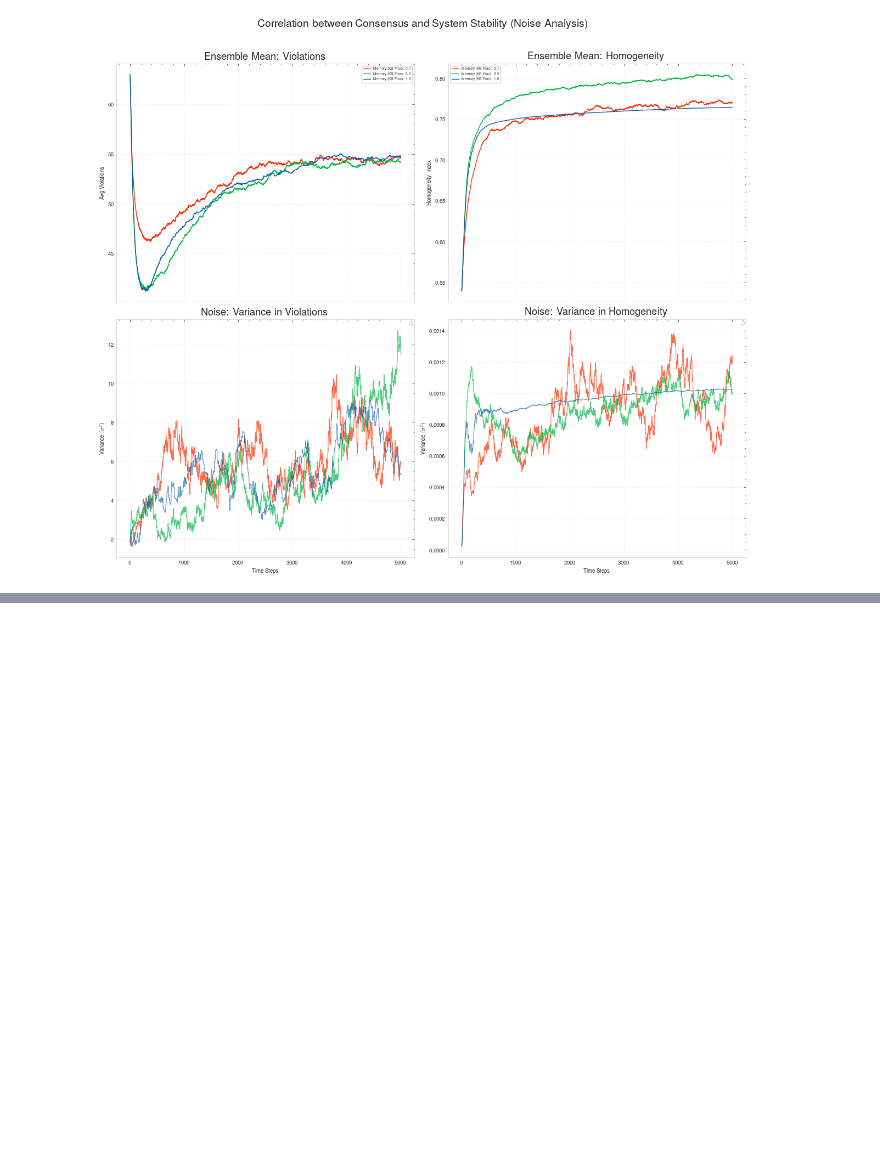
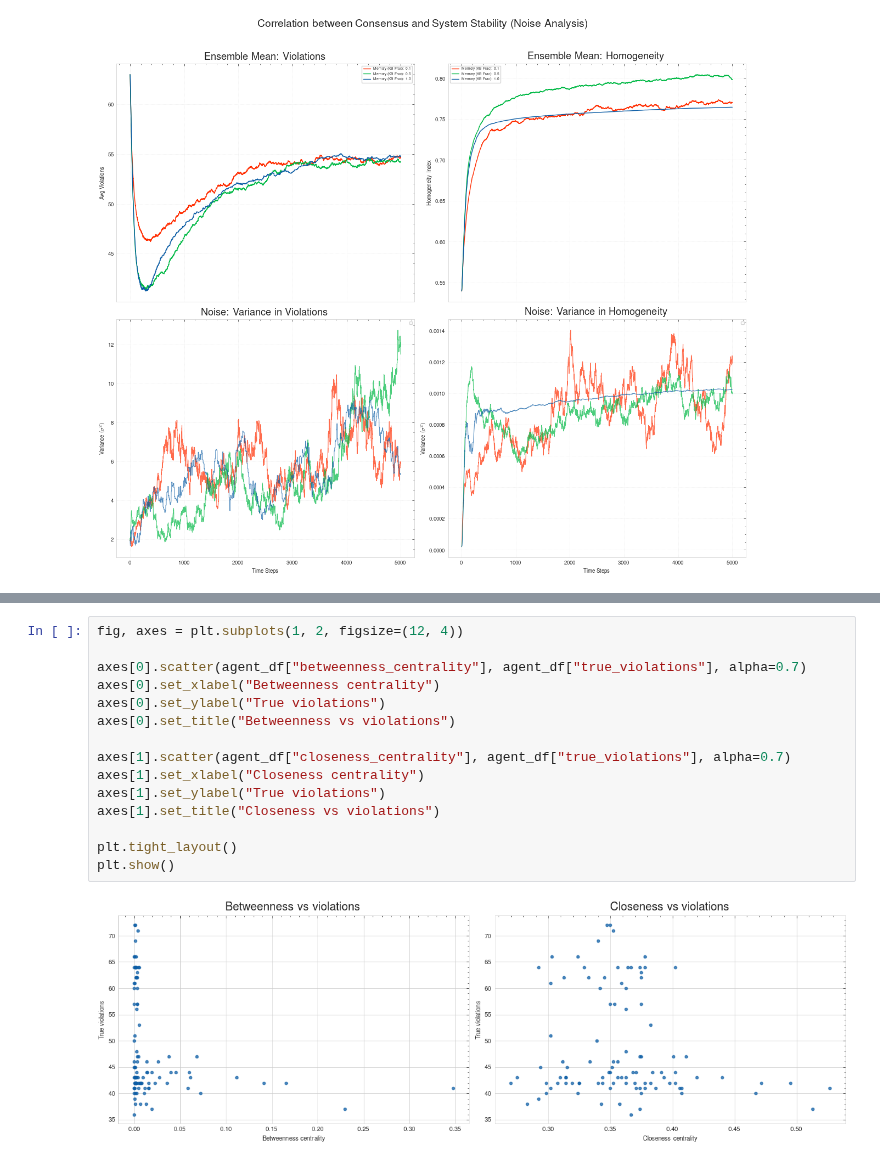
Before and after one commit to atiyabzafar/architecturesofproblemsolving, a Jupyter notebook: model/_other/Analysis/meanfieldtest.ipynb, the cells around one changed output, grey strips where cells are left out. Drawn from its saved outputs; the diff is of its cells as text; blank space fills up the shorter version.

```diff
--- a/model/_other/Analysis/meanfieldtest.ipynb
+++ b/model/_other/Analysis/meanfieldtest.ipynb
@@ -2019,0 +2113,17 @@ Starting analysis: 3 memory levels, 50 seeds each.
+# %%
+fig, axes = plt.subplots(1, 2, figsize=(12, 4))
+
+axes[0].scatter(agent_df["betweenness_centrality"], agent_df["true_violations"], alpha=0.7)
+axes[0].set_xlabel("Betweenness centrality")
+axes[0].set_ylabel("True violations")
+axes[0].set_title("Betweenness vs violations")
+
+axes[1].scatter(agent_df["closeness_centrality"], agent_df["true_violations"], alpha=0.7)
+axes[1].set_xlabel("Closeness centrality")
+axes[1].set_ylabel("True violations")
+axes[1].set_title("Closeness vs violations")
+
+plt.tight_layout()
+plt.show()
+# %% [output]
+[figure, added]
```
Also changed, not shown: parts of 19 cells of this notebook, 11 other files.
